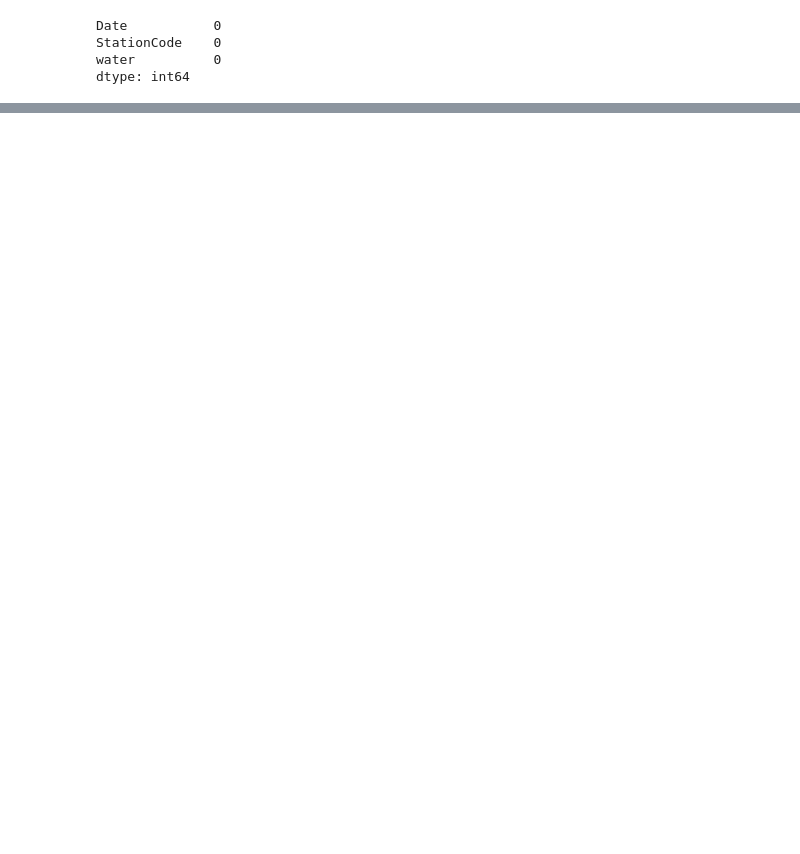
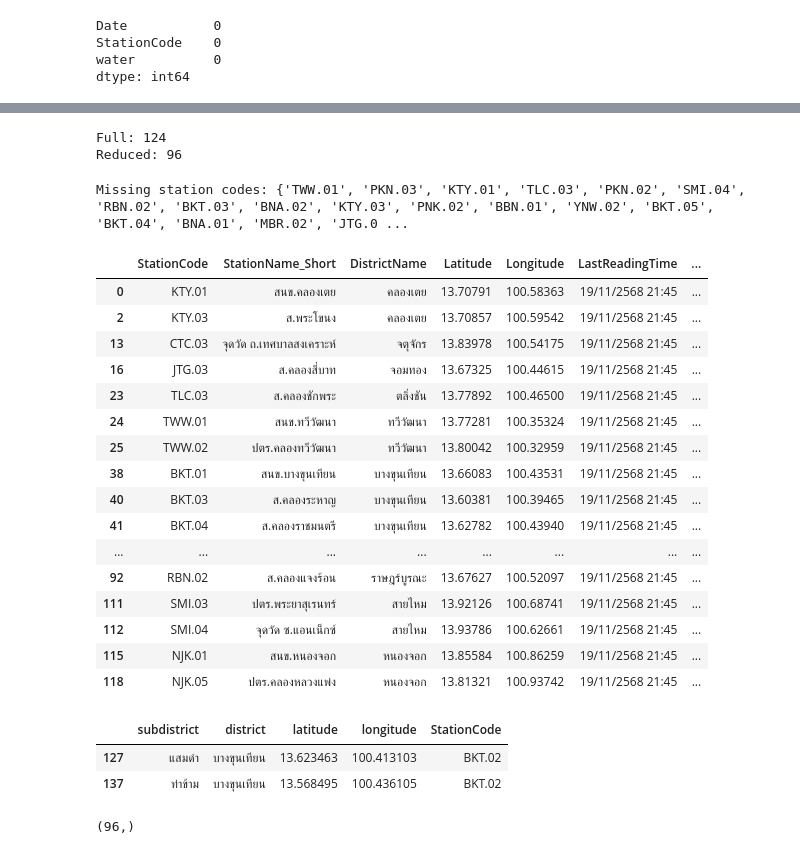
Before and after one commit to wirepecion/JekTurnRight_dsde, a Jupyter notebook: notebooks/water_scrape.ipynb, the cells around one changed output, grey strips where cells are left out. Saved outputs shown, nothing was run; the diff lists cells and outputs as text; code cells hidden in the pictures; blank space fills up the shorter version.

Commit message:
can merge water to df

```diff
--- a/notebooks/water_scrape.ipynb
+++ b/notebooks/water_scrape.ipynb
@@ -125,3 +126,5 @@ Date           0
 StationCode    0
 water          0
 dtype: int64
+# %%
+df['flood'] = df['type'].str.contains("น้ำท่วม")
@@ -164,5 +328,5 @@ def make_station_info_nearest(df: pd.DataFrame, station_df: pd.DataFrame):
 # %%
-new_df = df.copy()
-new_df = make_station_info_nearest(new_df, station_df)
-display(new_df)
+temp = df.copy()
+temp = make_station_info_nearest(temp, station_df)
+display(temp)
 # %% [output]
@@ -182 +337,9 @@ display(new_df)
+# %%
+temp['date'] = pd.to_datetime({
+    'year': temp['year_timestamp'],
+    'month': temp['month_timestamp'],
+    'day': temp['days_timestamp']
+})
+temp['date'] = temp['date'].dt.date
+water_long['Date'] = pd.to_datetime(water_long['Date'], dayfirst=True).dt.date
 # %%
@@ -228,0 +392,14 @@ dtype: int64
+# %%
+reduced_shape_df = shape_centers[['SUBDISTR_1','DISTRICT_N','latitude','longitude']]
+reduced_shape_df.rename(columns={"SUBDISTR_1": "subdistrict", "DISTRICT_N": "district"},inplace=True)
+shape_with_stationCode =make_station_info_nearest(reduced_shape_df,station_df)
+display(reduced_shape_df)
+display(temp.StationCode.unique().shape)
+display(shape_with_stationCode.StationCode.unique().shape)
+# display(shape_centers,station_df)
+display(water_dis)
+succuess_df = water_dis.merge(
+    shape_with_stationCode[['subdistrict','StationCode']],
+    how='left',
+    on='StationCode'
+)
@@ -228,0 +441,40 @@ dtype: int64
+# %%
+# shape_with_stationCode[shape_with_stationCode['StationCode']=='BBN.01']
+# display(water_dis.isna().sum())
+# display(succuess_df.isna().sum())
+# bad = reduced_shape_df[~reduced_shape_df['district'].isin(station_df['DistrictName'].unique())]
+# bad['district'].unique()
+print("Full:", temp['StationCode'].nunique())
+print("Reduced:", shape_with_stationCode['StationCode'].nunique())
+t = make_station_info_nearest(t,station_df)
+full_codes = set(temp['StationCode'].unique())
+reduced_codes = set(shape_with_stationCode['StationCode'].unique())
+print("Missing station codes:", full_codes - reduced_codes)
+display(station_df.loc[station_df['StationCode'].isin(full_codes - reduced_codes)])
+display(shape_with_stationCode[shape_with_stationCode['district']=='บางขุนเทียน'])
+display(t.StationCode.unique().shape)
+# %% [output]
+Full: 124
+Reduced: 96
+Missing station codes: {'TWW.01', 'PKN.03', 'KTY.01', 'TLC.03', 'PKN.02', 'SMI.04', 'RBN.02', 'BKT.03', 'BNA.02', 'KTY.03', 'PNK.02', 'BBN.01', 'YNW.02', 'BKT.05', 'BKT.04', 'BNA.01', 'MBR.02', 'JTG.0 ...
+|  | StationCode | StationName_Short | DistrictName | Latitude | Longitude | LastReadingTime | ... |
+| 0 | KTY.01 | สนข.คลองเตย | คลองเตย | 13.70791 | 100.58363 | 19/11/2568 21:45 | ... |
+| 2 | KTY.03 | ส.พระโขนง | คลองเตย | 13.70857 | 100.59542 | 19/11/2568 21:45 | ... |
+| 13 | CTC.03 | จุดวัด ถ.เทศบาลสงเคราะห์ | จตุจักร | 13.83978 | 100.54175 | 19/11/2568 21:45 | ... |
+| 16 | JTG.03 | ส.คลองสี่บาท | จอมทอง | 13.67325 | 100.44615 | 19/11/2568 21:45 | ... |
+| 23 | TLC.03 | ส.คลองชักพระ | ตลิ่งชัน | 13.77892 | 100.46500 | 19/11/2568 21:45 | ... |
+| 24 | TWW.01 | สนข.ทวีวัฒนา | ทวีวัฒนา | 13.77281 | 100.35324 | 19/11/2568 21:45 | ... |
+| 25 | TWW.02 | ปตร.คลองทวีวัฒนา | ทวีวัฒนา | 13.80042 | 100.32959 | 19/11/2568 21:45 | ... |
+| 38 | BKT.01 | สนข.บางขุนเทียน | บางขุนเทียน | 13.66083 | 100.43531 | 19/11/2568 21:45 | ... |
+| 40 | BKT.03 | ส.คลองระหาญ | บางขุนเทียน | 13.60381 | 100.39465 | 19/11/2568 21:45 | ... |
+| 41 | BKT.04 | ส.คลองราชมนตรี | บางขุนเทียน | 13.62782 | 100.43940 | 19/11/2568 21:45 | ... |
+| ... | ... | ... | ... | ... | ... | ... | ... |
+| 92 | RBN.02 | ส.คลองแจงร้อน | ราษฎร์บูรณะ | 13.67627 | 100.52097 | 19/11/2568 21:45 | ... |
+| 111 | SMI.03 | ปตร.พระยาสุเรนทร์ | สายไหม | 13.92126 | 100.68741 | 19/11/2568 21:45 | ... |
+| 112 | SMI.04 | จุดวัด ซ.แอนเน็กซ์ | สายไหม | 13.93786 | 100.62661 | 19/11/2568 21:45 | ... |
+| 115 | NJK.01 | สนข.หนองจอก | หนองจอก | 13.85584 | 100.86259 | 19/11/2568 21:45 | ... |
+| 118 | NJK.05 | ปตร.คลองหลวงแพ่ง | หนองจอก | 13.81321 | 100.93742 | 19/11/2568 21:45 | ... |
+|  | subdistrict | district | latitude | longitude | StationCode |
+| 127 | แสมดำ | บางขุนเทียน | 13.623463 | 100.413103 | BKT.02 |
+| 137 | ท่าข้าม | บางขุนเทียน | 13.568495 | 100.436105 | BKT.02 |
+(96,)
```
Also changed, not shown: parts of 36 cells of this notebook.
